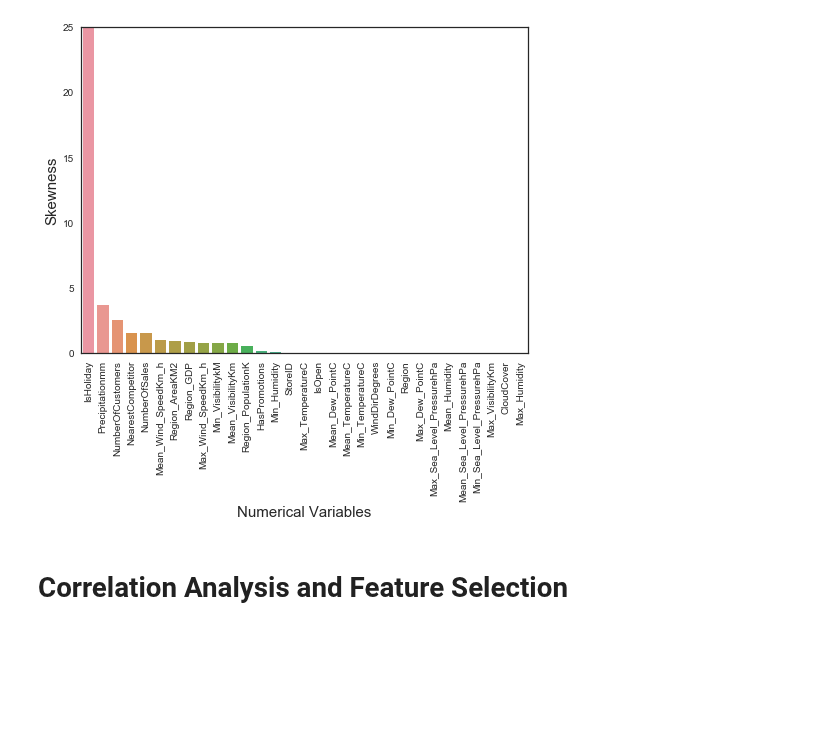
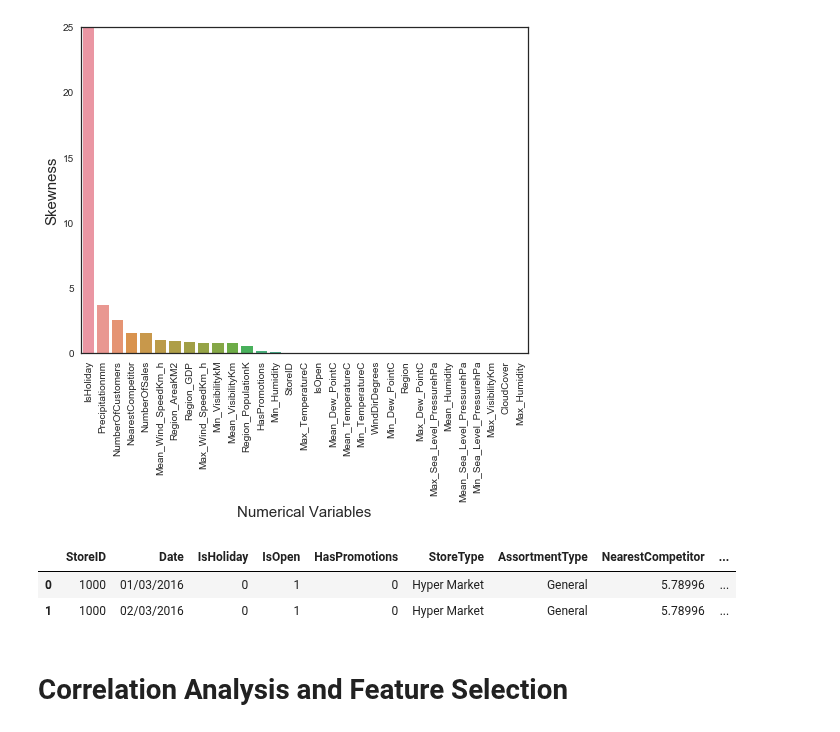
Before and after one commit to Trik17/DMTM_2018, a Jupyter notebook: Polimi Competition/BellaCopia-Bellissima-FED.ipynb, the cells around one changed output. Saved outputs shown, nothing was run; the diff lists cells and outputs as text; code cells hidden in the pictures; blank space fills up the shorter version.

```diff
--- a/Polimi Competition/BellaCopia-Bellissima-FED.ipynb
+++ b/Polimi Competition/BellaCopia-Bellissima-FED.ipynb
@@ -357,8 +358,14 @@ Text(0.5,1,'')
 [figure]
 # %%
 skewed_feats = skewed_feats[skewed_feats > 0.75]
-skewed_feats.drop(['IsHoliday','NumberOfCustomers'])
+skewed_feats = skewed_feats.drop(['IsHoliday','NumberOfCustomers'])
 sales[skewed_feats.index] = np.log1p(sales[skewed_feats.index])
+# %%
+sales.head(2)
+# %% [output]
+|  | StoreID | Date | IsHoliday | IsOpen | HasPromotions | StoreType | AssortmentType | NearestCompetitor | ... |
+| 0 | 1000 | 01/03/2016 | 0 | 1 | 0 | Hyper Market | General | 5.78996 | ... |
+| 1 | 1000 | 02/03/2016 | 0 | 1 | 0 | Hyper Market | General | 5.78996 | ... |
 # %% [markdown]
 # Correlation Analysis and Feature Selection
 # %%
```
Also changed, not shown: parts of 25 cells of this notebook, 2 other files.
